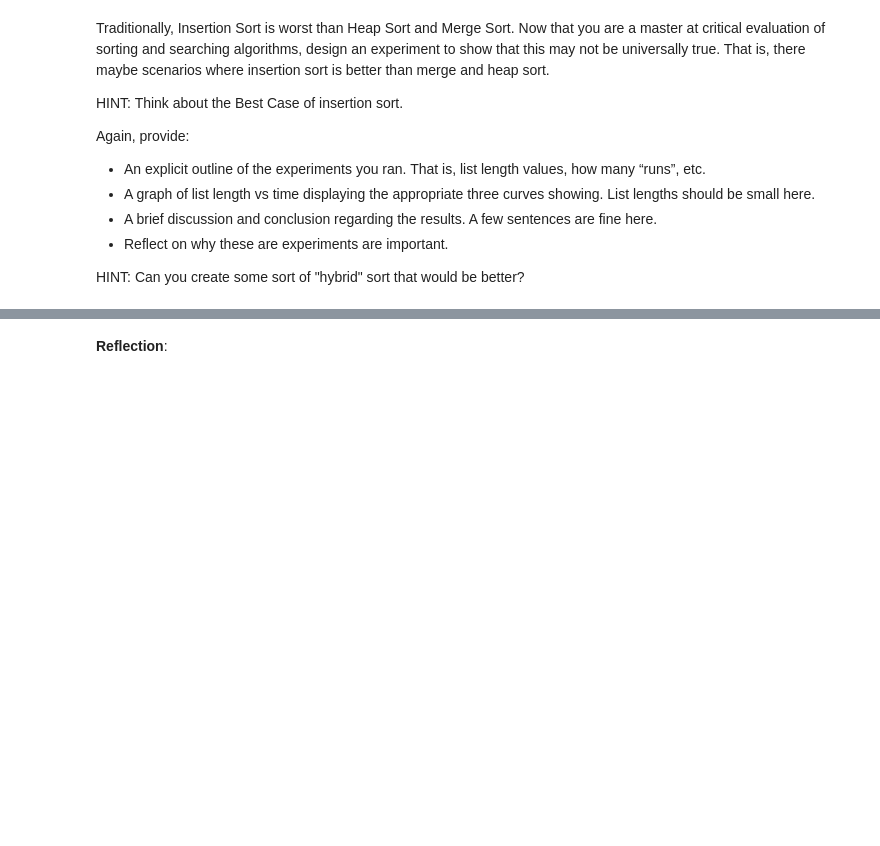
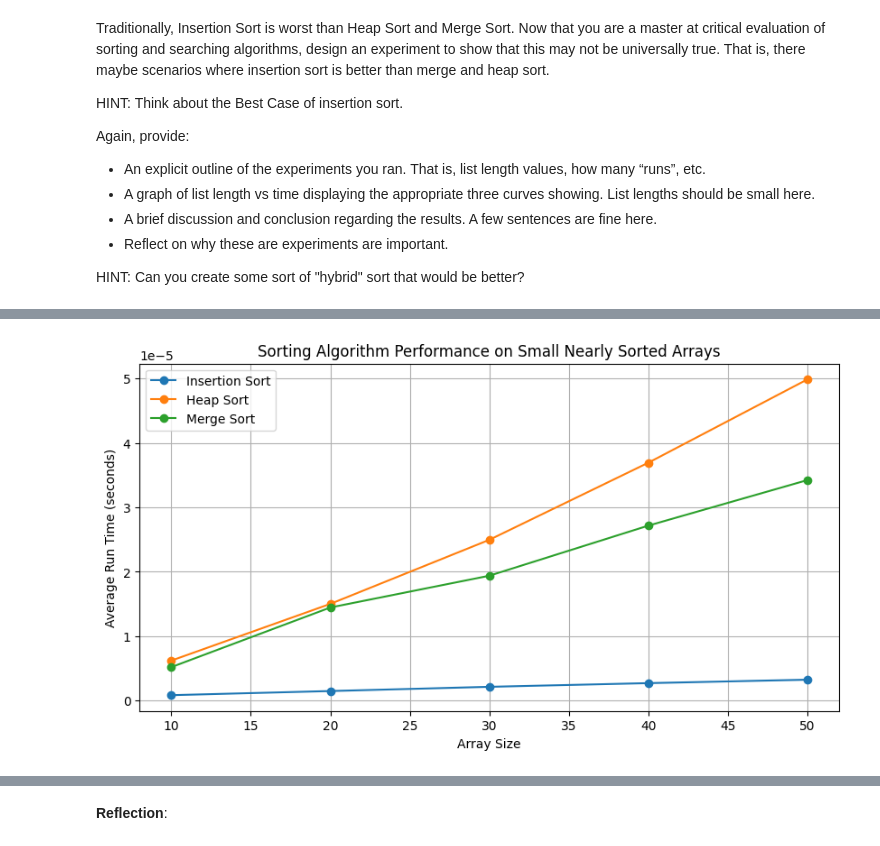
Before and after one commit to scythemenace/CS2XC3_algorithms_research, a Jupyter notebook: Lab 2/Lab_II.ipynb, the cells around one changed output, grey strips where cells are left out. Drawn from its saved outputs; the diff is of its cells as text; code cells hidden in the pictures; blank space fills up the shorter version.

```diff
--- a/Lab 2/Lab_II.ipynb
+++ b/Lab 2/Lab_II.ipynb
@@ -1803,0 +1744,41 @@ plt.show()
+# %%
+#Comparing between insertion sort, merge sort and heap sort. In which insertion sort is faster than both of the sorting algorithms because for small datasets insertion sort is faster than merge sort and heap sort
+
+def run_sorting_algorithm(sort_func, arr):
+    start_time = time.time()
+    sort_func(arr)
+    return time.time() - start_time
+
+# Define the small dataset size
+small_dataset_size = [10, 20, 30, 40, 50]
+num_trials = 100
+
+# Record the average run times for small datasets
+average_run_times = {
+    'InsertionSort': [],
+    'HeapSort': [],
+    'MergeSort': []
+}
+
+for size in small_dataset_size:
+    insertion_times = [run_sorting_algorithm(insertionSort, create_nearly_sorted_array(size)) for _ in range(num_trials)]
+    heap_times = [run_sorting_algorithm(heapSort, create_nearly_sorted_array(size)) for _ in range(num_trials)]
+    merge_times = [run_sorting_algorithm(mergeSort, create_nearly_sorted_array(size)) for _ in range(num_trials)]
+
+    average_run_times['InsertionSort'].append(np.mean(insertion_times))
+    average_run_times['HeapSort'].append(np.mean(heap_times))
+    average_run_times['MergeSort'].append(np.mean(merge_times))
+
+# Plotting results
+plt.figure(figsize=(10, 5))
+plt.plot(small_dataset_size, average_run_times['InsertionSort'], marker='o', label='Insertion Sort')
+plt.plot(small_dataset_size, average_run_times['HeapSort'], marker='o', label='Heap Sort')
+plt.plot(small_dataset_size, average_run_times['MergeSort'], marker='o', label='Merge Sort')
+plt.xlabel('Array Size')
+plt.ylabel('Average Run Time (seconds)')
+plt.title('Sorting Algorithm Performance on Small Nearly Sorted Arrays')
+plt.legend()
+plt.grid(True)
+plt.show()
+# %% [output]
+[figure, added]
```
Also changed, not shown: parts of 37 cells of this notebook.
